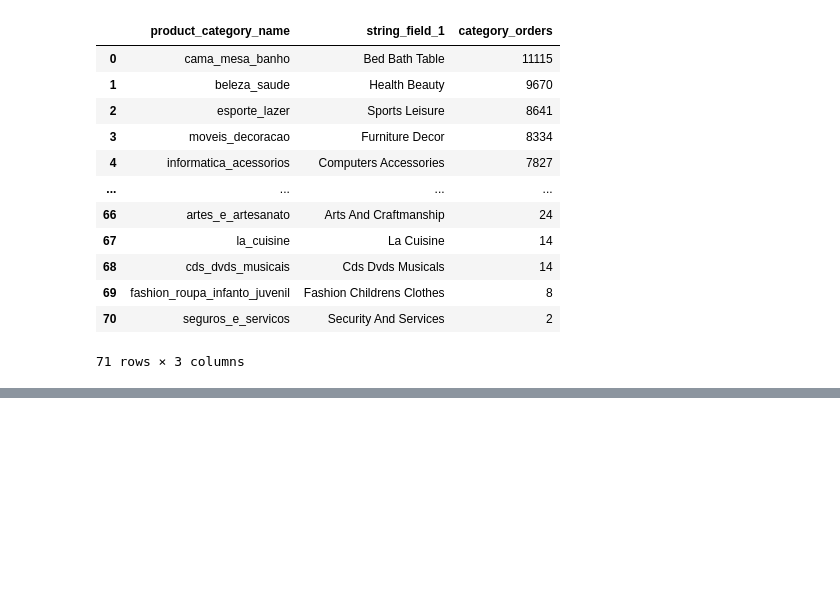
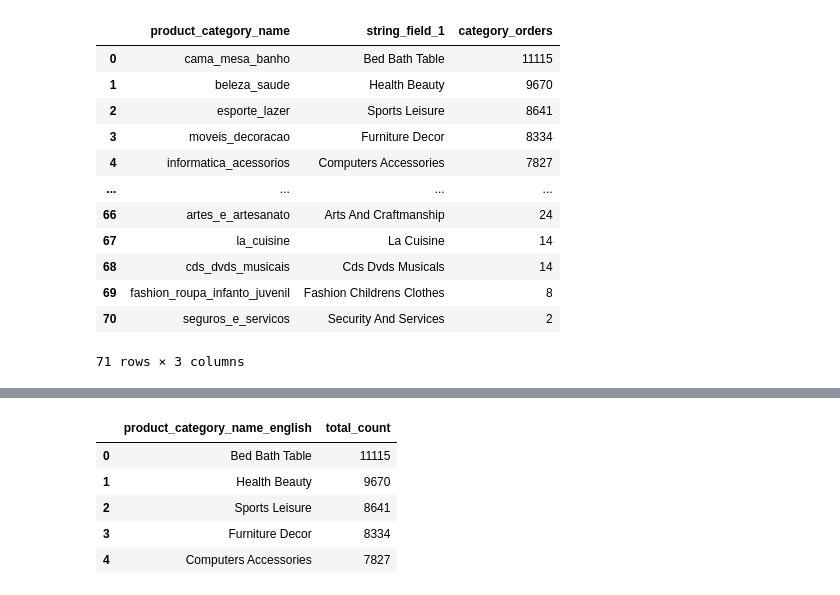
Before and after one commit to yeesoontuck/module2-project, a Jupyter notebook: notebooks/working/yee_scratch.ipynb, the cells around one changed output, grey strips where cells are left out. Drawn from its saved outputs; the diff is of its cells as text; code cells hidden in the pictures; blank space fills up the shorter version.

```diff
--- a/notebooks/working/yee_scratch.ipynb
+++ b/notebooks/working/yee_scratch.ipynb
@@ -98,0 +112,22 @@ df2
+# %%
+project_id = "concise-faculty-452613-a1"
+
+sql = """
+SELECT
+  product_category_name_english, count(*) AS total_count
+ FROM `concise-faculty-452613-a1.brazil_e_commerce.dim_order_items_star`
+group by product_category_name_english
+order by total_count DESC
+"""
+df3 = pandas_gbq.read_gbq(sql, project_id=project_id)
+
+df3['product_category_name_english'] = df3['product_category_name_english'].str.replace('_', ' ').str.title()
+# %%
+df3.head()
+# %% [output]
+|  | product_category_name_english | total_count |
+| 0 | Bed Bath Table | 11115 |
+| 1 | Health Beauty | 9670 |
+| 2 | Sports Leisure | 8641 |
+| 3 | Furniture Decor | 8334 |
+| 4 | Computers Accessories | 7827 |
```
Also changed, not shown: parts of 9 cells of this notebook, 4 other files.
